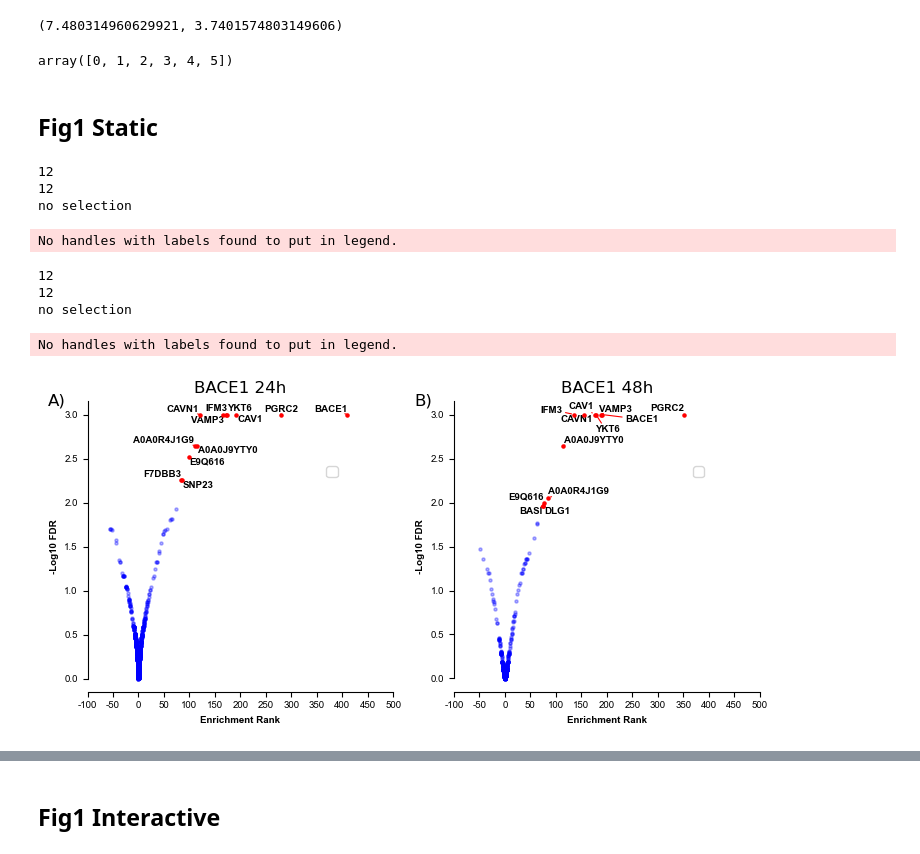
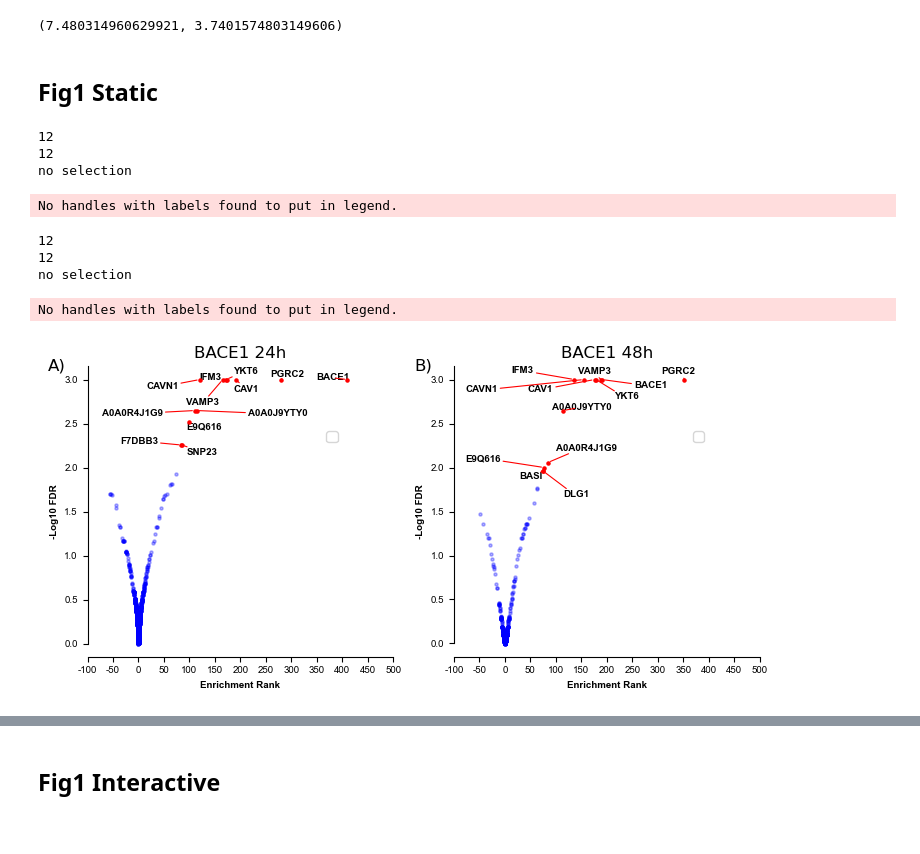
Before and after one commit to mtinti/BACE1_pulldown, a Jupyter notebook: analysis_def.ipynb, the cells around one changed output, grey strips where cells are left out. Drawn from its saved outputs; the diff is of its cells as text; code cells hidden in the pictures.

```diff
--- a/analysis_def.ipynb
+++ b/analysis_def.ipynb
@@ -360,7 +319,3 @@ cm2inch(19, 9.5)
 # %%
 #ids = temp_1[(temp_1['srank']>40) & (temp_1['FDR']<0.01)]
 #ids
-# %%
-_ids
-# %% [output]
-array([0, 1, 2, 3, 4, 5])
@@ -403,7 +360,8 @@ PTUT.make_vulcano(res_24, ax, x='srank', y='log_FDR',
              point_size_all=5,
             text_size=7,
                   fontdict=fontProperties_names,
-            expand_points=(4, 4),
+                  expand_points=(6, 6),
+                expand_text=(1.5, 1.5)
             )
 
 ax.set_title('BACE1 24h')
@@ -455,8 +413,8 @@ PTUT.make_vulcano(res_48, ax, x='srank', y='log_FDR',
              point_size_all=5,
             text_size=7,
                   fontdict=fontProperties_names,
-                  expand_points=(4, 4),
-
+                  expand_points=(5, 5),
+                expand_text=(2, 2)
             )
 
 ax.set_title('BACE1 48h')
@@ -486,34 +444,34 @@ ax.spines['left'].set_bounds(0, ymax)
 
 ax.text(-0.1, 1, 'B)', horizontalalignment='center',
                verticalalignment='center',
                transform=ax.transAxes,fontsize=12)
 
 
 
 
 
 
 plt.tight_layout()
 plt.savefig('Fig1.svg')
 
 plt.savefig('Fig1.png')
 plt.show()
 
 #w 190 mm
 #h 95 mm
 #font 7pt and Arial
 #x/y axes annotation Arial 7pt bold
 #top 10
 # %% [output]
 12
 12
 no selection
 No handles with labels found to put in legend.
 12
 12
 no selection
 No handles with labels found to put in legend.
-[figure, old version]
+[figure, new version]
 # %%
 from matplotlib_venn import venn2, venn2_circles, venn2_unweighted
 from matplotlib_venn import venn3, venn3_circles
```
Also changed, not shown: parts of 17 cells of this notebook, 13 other files.
